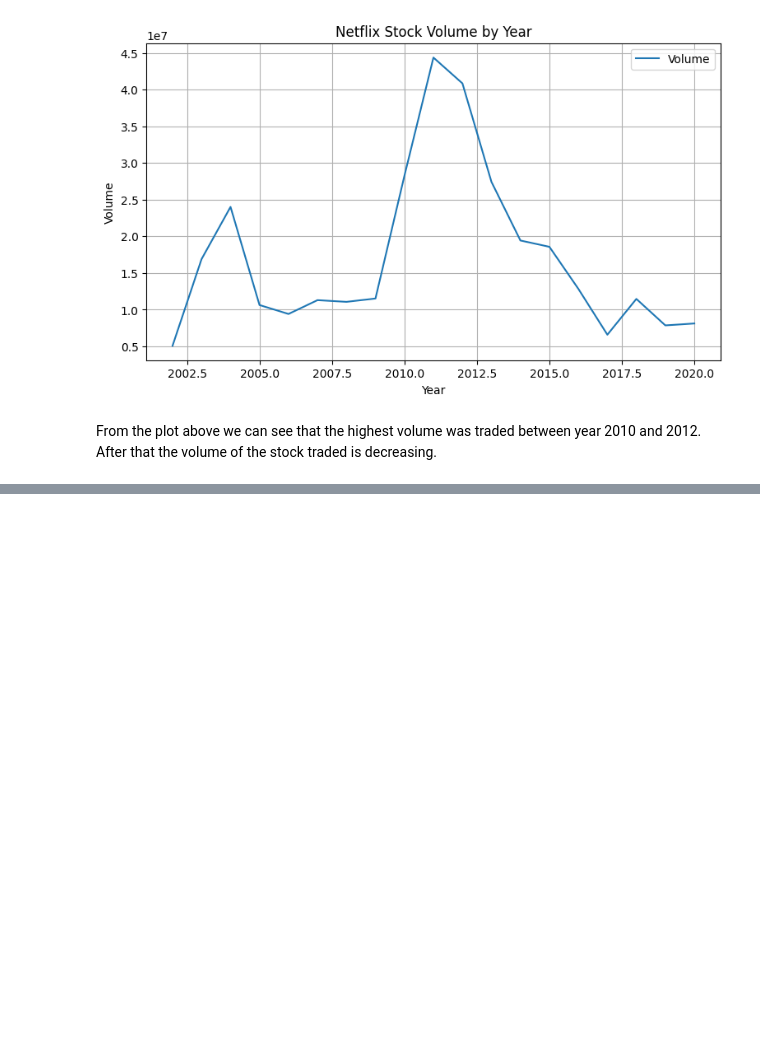
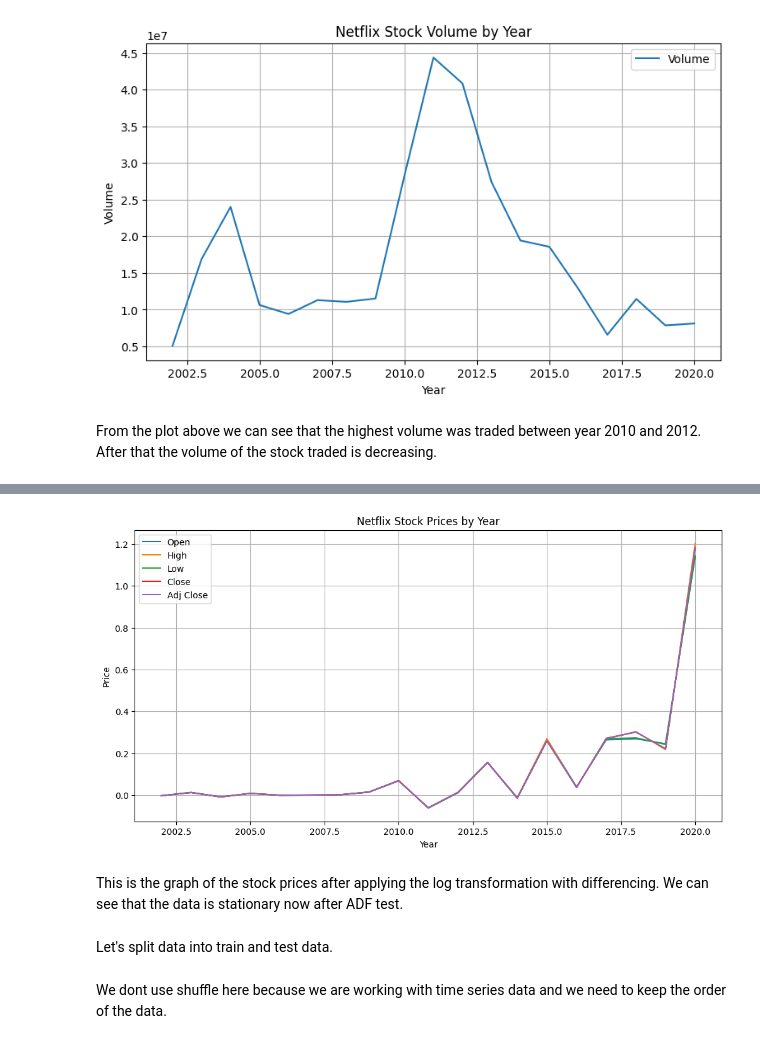
Before and after one commit to myrres0/IAU-2024, a Jupyter notebook: phase-4.ipynb, the cells around one changed output, grey strips where cells are left out. Cells and saved outputs as stored; diff of their text form; code cells hidden in the pictures; blank space fills up the shorter version.

```diff
--- a/phase-4.ipynb
+++ b/phase-4.ipynb
@@ -343,0 +257,29 @@ RMSE: 114.69614190878832
+# %%
+def stationarize_data(column):
+    time_series = netflix_data[column]
+
+    time_series_log = time_series.apply(lambda x: x if x <= 0 else None).map(lambda x: x)
+    time_series_log = time_series_log=time_series
+    # plt.figure(figsize=(5, 3))
+    # plt.plot(time_series_log, label='Log-Transformed Series')
+    # plt.title('Log-Transformed Time Series')
+    # plt.legend()
+    # plt.show()
+
+    time_series_diff = time_series.diff()
+    # plt.figure(figsize=(5, 3))
+    # plt.plot(time_series_diff, label='Differenced Series (1st Order)')
+    # plt.title('1st Order Differenced Time Series')
+    # plt.legend()
+    # plt.show()
+
+    print("1st Order Differenced Series:")
+    check_stationarity(time_series_diff)
+    return time_series_diff;
+
+stationarized_data = netflix_data.copy()
+stationarized_data['Open'] = stationarize_data('Open')
+stationarized_data['High'] = stationarize_data('High')
+stationarized_data['Low'] = stationarize_data('Low')
+stationarized_data['Close'] = stationarize_data('Close')
+stationarized_data['Adj Close'] = stationarize_data('Adj Close')
@@ -343,0 +304,21 @@ RMSE: 114.69614190878832
+# %%
+stationarized_data['Year'] = stationarized_data['Date'].dt.year
+
+yearly_data = stationarized_data.groupby('Year').mean()
+plt.figure(figsize=(12, 6))
+for column in ["Open", "High", "Low", "Close", "Adj Close"]:
+    plt.plot(yearly_data.index, yearly_data[column], label=column)
+
+plt.title('Netflix Stock Prices by Year')
+plt.xlabel('Year')
+plt.ylabel('Price')
+plt.legend()
+plt.grid()
+plt.show()
+stationarized_data = stationarized_data.drop(columns=['Year'])
+# %% [output]
+[figure, added]
+# %% [markdown]
+This is the graph of the stock prices after applying the log transformation with differencing. We can see that the data is stationary now after ADF test.
+# %% [markdown]
+Let's split data into train and test data.
@@ -343,0 +327,2 @@ RMSE: 114.69614190878832
+# %% [markdown]
+We dont use shuffle here because we are working with time series data and we need to keep the order of the data.
```
Also changed, not shown: parts of 39 cells of this notebook.
